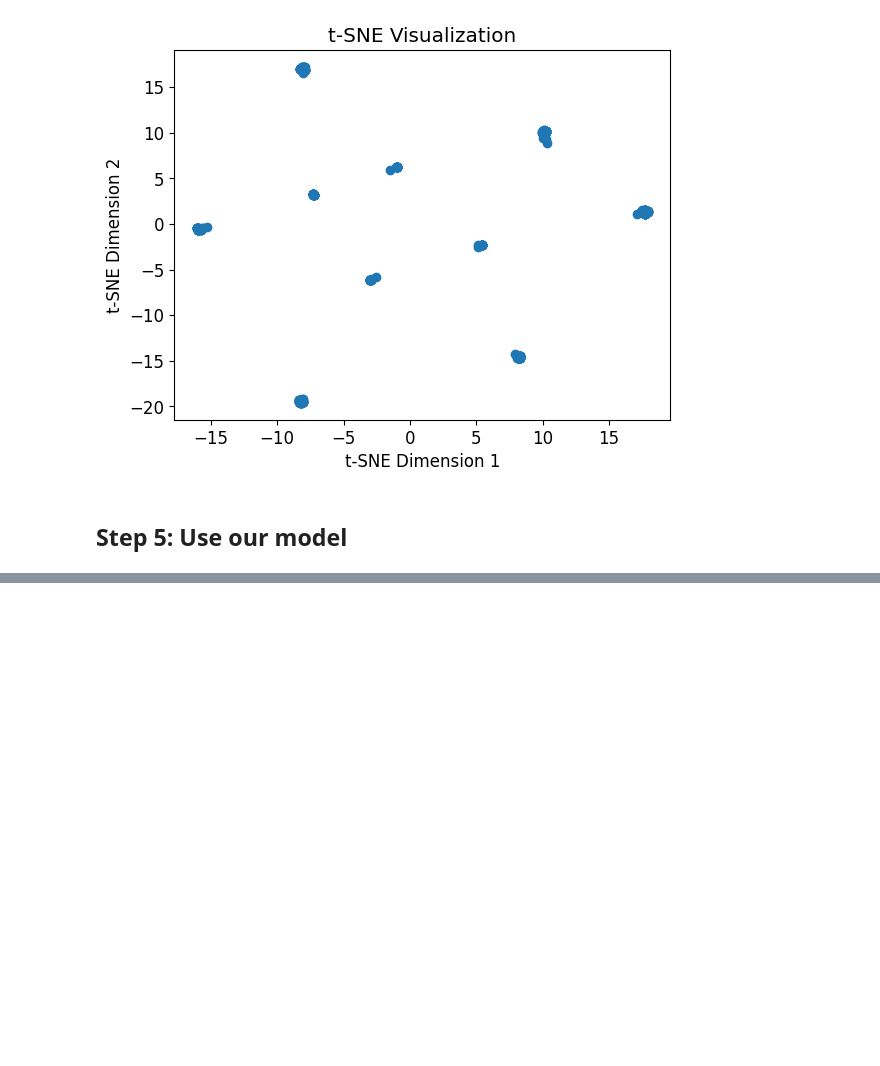
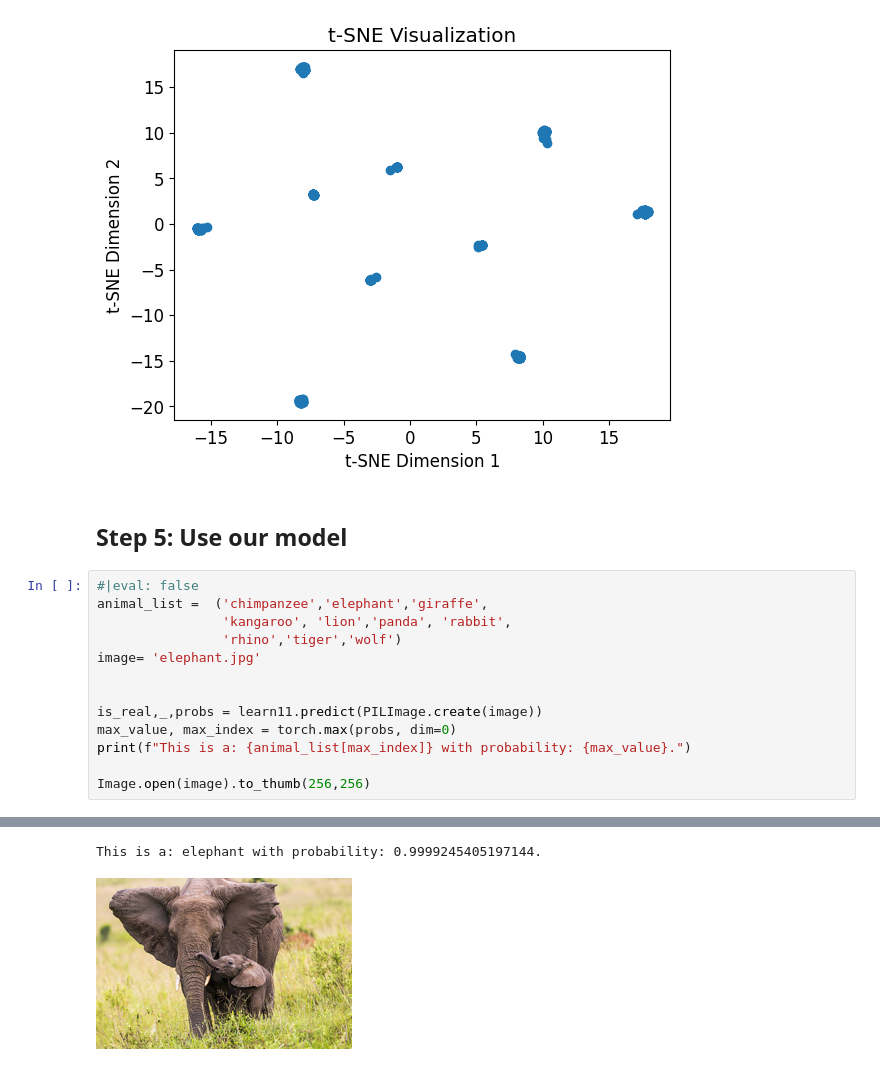
Before and after one commit to bthek1/FastAISetup, a Jupyter notebook: nbs/05_fastAIExample.ipynb, the cells around one changed output, grey strips where cells are left out. Drawn from its saved outputs; the diff is of its cells as text; blank space fills up the shorter version.

```diff
--- a/nbs/05_fastAIExample.ipynb
+++ b/nbs/05_fastAIExample.ipynb
@@ -204,3 +204,17 @@ plt.show()
 [figure]
 # %% [markdown]
 ## Step 5: Use our model
+# %%
+#|eval: false
+animal_list =  ('chimpanzee','elephant','giraffe',
+                'kangaroo', 'lion','panda', 'rabbit',
+                'rhino','tiger','wolf')
+image= 'elephant.jpg'
+
+
+is_real,_,probs = learn11.predict(PILImage.create(image))
+max_value, max_index = torch.max(probs, dim=0)
+print(f"This is a: {animal_list[max_index]} with probability: {max_value}.")
+
+Image.open(image).to_thumb(256,256)
+# %% [output]
@@ -206,0 +222,2 @@ plt.show()
+This is a: elephant with probability: 0.9999245405197144.
+[figure, added]
```
Also changed, not shown: parts of 2 cells of this notebook, 1 other file.
